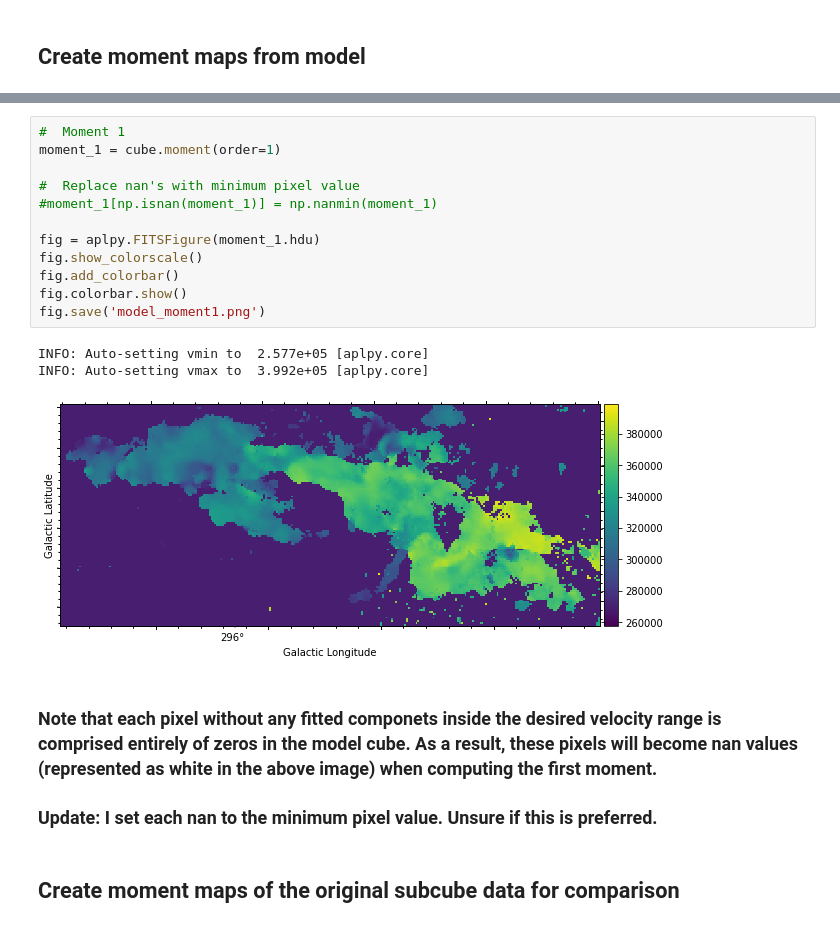
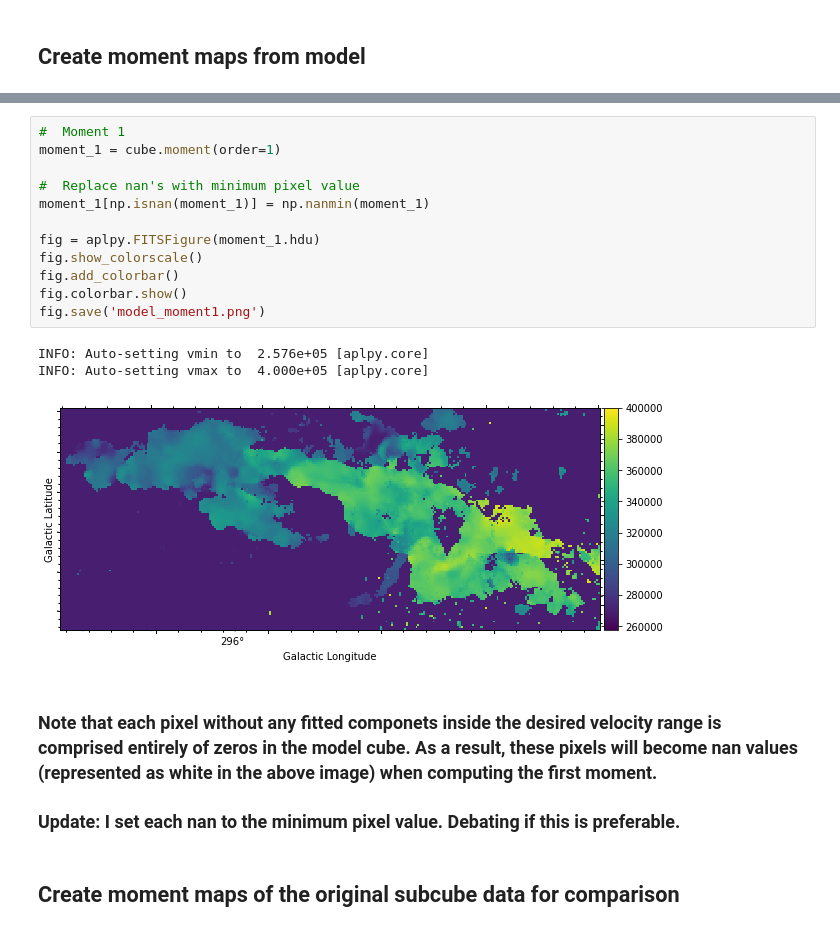
Before and after one commit to joedeboom/leading_arm, a Jupyter notebook: ModelCube.ipynb, the cells around one changed output, grey strips where cells are left out. Cells and saved outputs as stored; diff of their text form.

Commit message:
Set each nan to the minimum pixel value in the first moment of the model.

```diff
--- a/ModelCube.ipynb
+++ b/ModelCube.ipynb
@@ -68,23 +68,23 @@ INFO: Auto-setting vmax to  8.261e+03 [aplpy.core]
 # %%
 #  Moment 1
 moment_1 = cube.moment(order=1)
 
 #  Replace nan's with minimum pixel value
-#moment_1[np.isnan(moment_1)] = np.nanmin(moment_1)
+moment_1[np.isnan(moment_1)] = np.nanmin(moment_1)
 
 fig = aplpy.FITSFigure(moment_1.hdu)
 fig.show_colorscale()
 fig.add_colorbar()
 fig.colorbar.show()
 fig.save('model_moment1.png')
 # %% [output]
-INFO: Auto-setting vmin to  2.577e+05 [aplpy.core]
-INFO: Auto-setting vmax to  3.992e+05 [aplpy.core]
+INFO: Auto-setting vmin to  2.576e+05 [aplpy.core]
+INFO: Auto-setting vmax to  4.000e+05 [aplpy.core]
-[figure, old version]
+[figure, new version]
 # %% [markdown]
 ### Note that each pixel without any fitted componets inside the desired velocity range is comprised entirely of zeros in the model cube. As a result, these pixels will become nan values (represented as white in the above image) when computing the first moment.
 
-### Update: I set each nan to the minimum pixel value. Unsure if this is preferred.
+### Update: I set each nan to the minimum pixel value. Debating if this is preferable.
 # %% [markdown]
 ## Create moment maps of the original subcube data for comparison
 # %%
```
Also changed, not shown: parts of 3 cells of this notebook.
